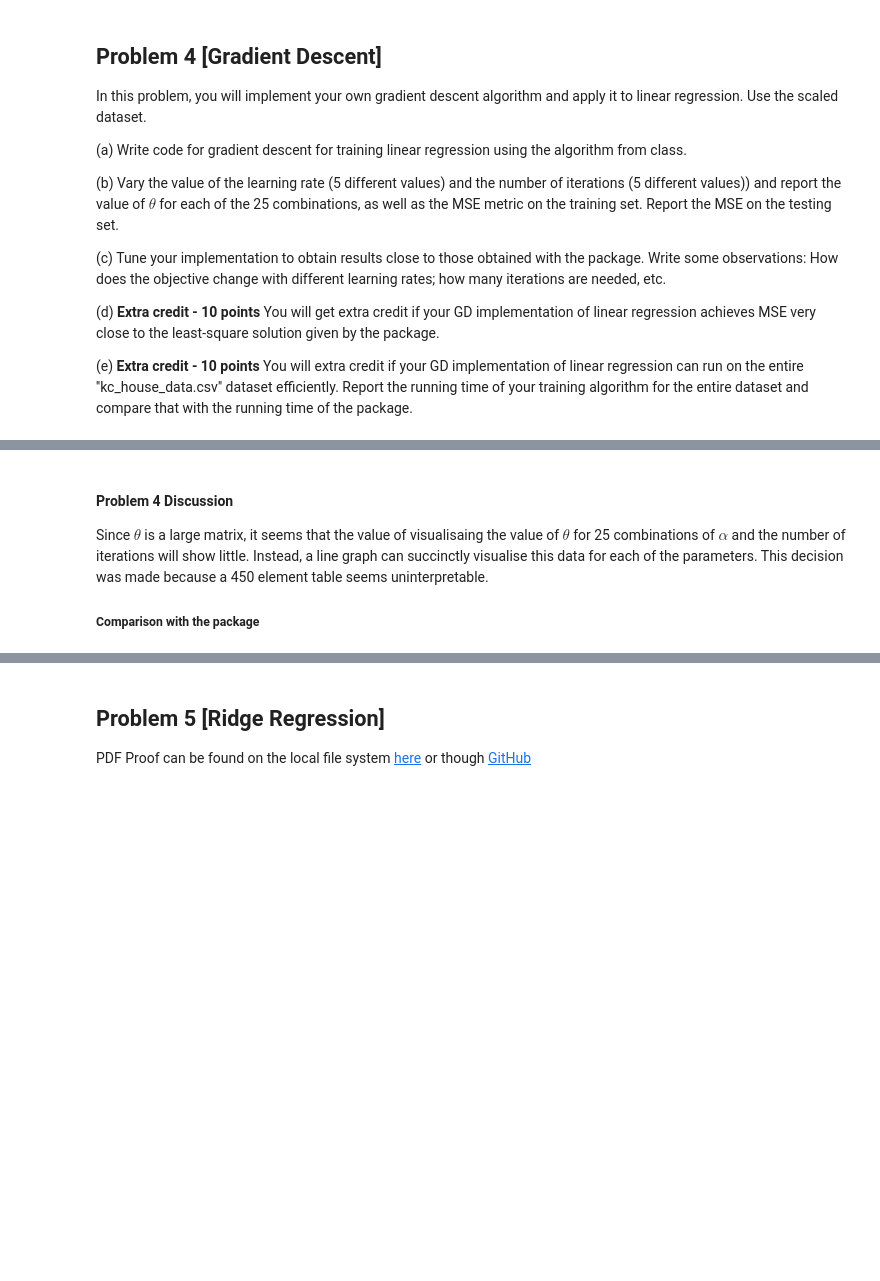
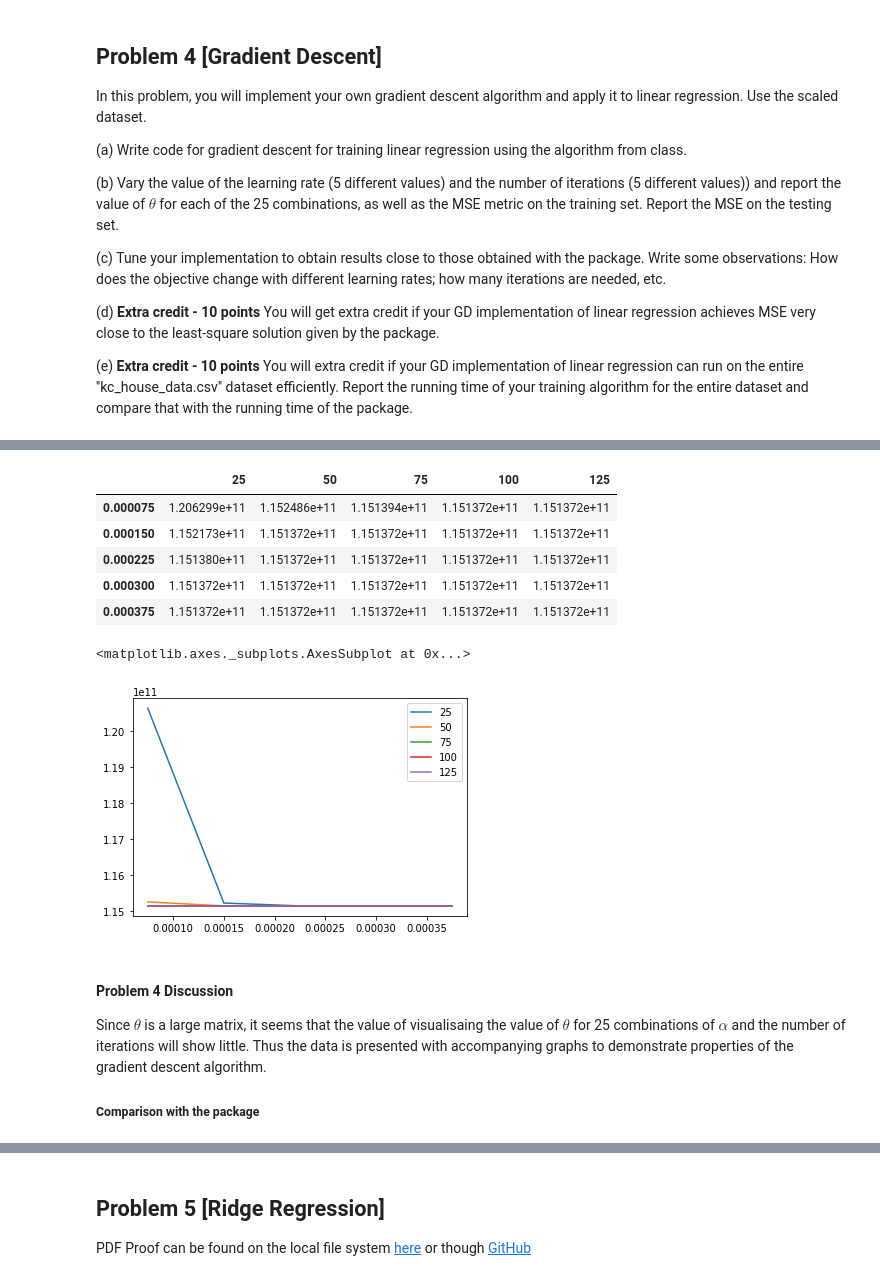
Before and after one commit to cdilga/DS4400, a Jupyter notebook: DS4400_HW1/Homework 1.ipynb, the cells around one changed output, grey strips where cells are left out. Drawn from its saved outputs; the diff is of its cells as text; code cells hidden in the pictures; blank space fills up the shorter version.

```diff
--- a/DS4400_HW1/Homework 1.ipynb
+++ b/DS4400_HW1/Homework 1.ipynb
@@ -629,7 +632,19 @@ MSE of test:  [1.67319523e+11]
+# %%
+display(msetable)
+msetable.plot()
+# %% [output]
+|  | 25 | 50 | 75 | 100 | 125 |
+| 0.000075 | 1.206299e+11 | 1.152486e+11 | 1.151394e+11 | 1.151372e+11 | 1.151372e+11 |
+| 0.000150 | 1.152173e+11 | 1.151372e+11 | 1.151372e+11 | 1.151372e+11 | 1.151372e+11 |
+| 0.000225 | 1.151380e+11 | 1.151372e+11 | 1.151372e+11 | 1.151372e+11 | 1.151372e+11 |
+| 0.000300 | 1.151372e+11 | 1.151372e+11 | 1.151372e+11 | 1.151372e+11 | 1.151372e+11 |
+| 0.000375 | 1.151372e+11 | 1.151372e+11 | 1.151372e+11 | 1.151372e+11 | 1.151372e+11 |
+<matplotlib.axes._subplots.AxesSubplot at 0x...>
+[figure, added]
 # %% [markdown]
 #### Problem 4 Discussion
 
-Since $\theta$ is a large matrix, it seems that the value of visualisaing the value of $\theta$ for 25 combinations of $\alpha$ and the number of iterations will show little. Instead, a line graph can succinctly visualise this data for each of the parameters. This decision was made because a 450 element table seems uninterpretable.
+Since $\theta$ is a large matrix, it seems that the value of visualisaing the value of $\theta$ for 25 combinations of $\alpha$ and the number of iterations will show little. Thus the data is presented with accompanying graphs to demonstrate properties of the gradient descent algorithm.
 
 
 ##### Comparison with the package
```
Also changed, not shown: parts of 6 cells of this notebook.
